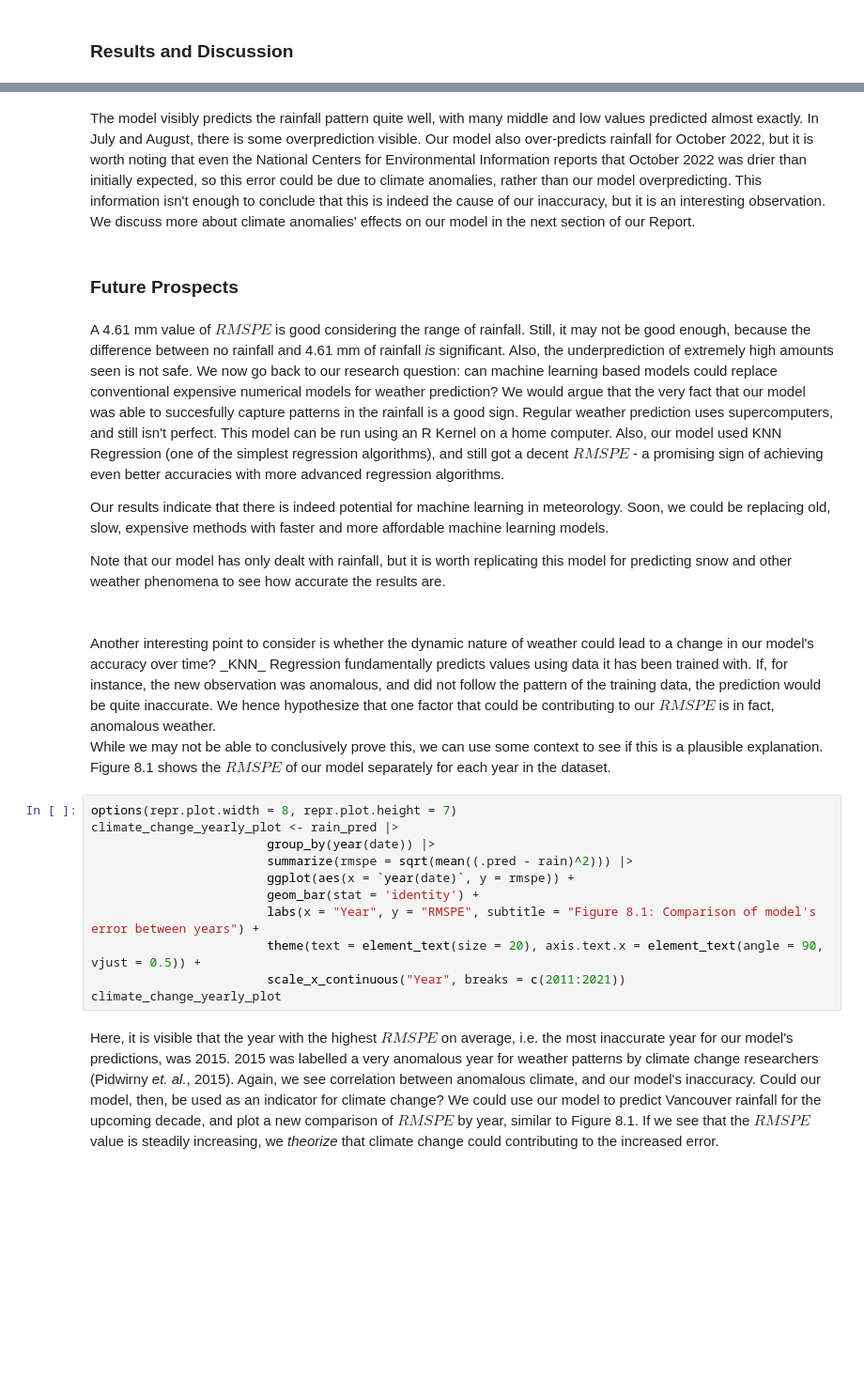
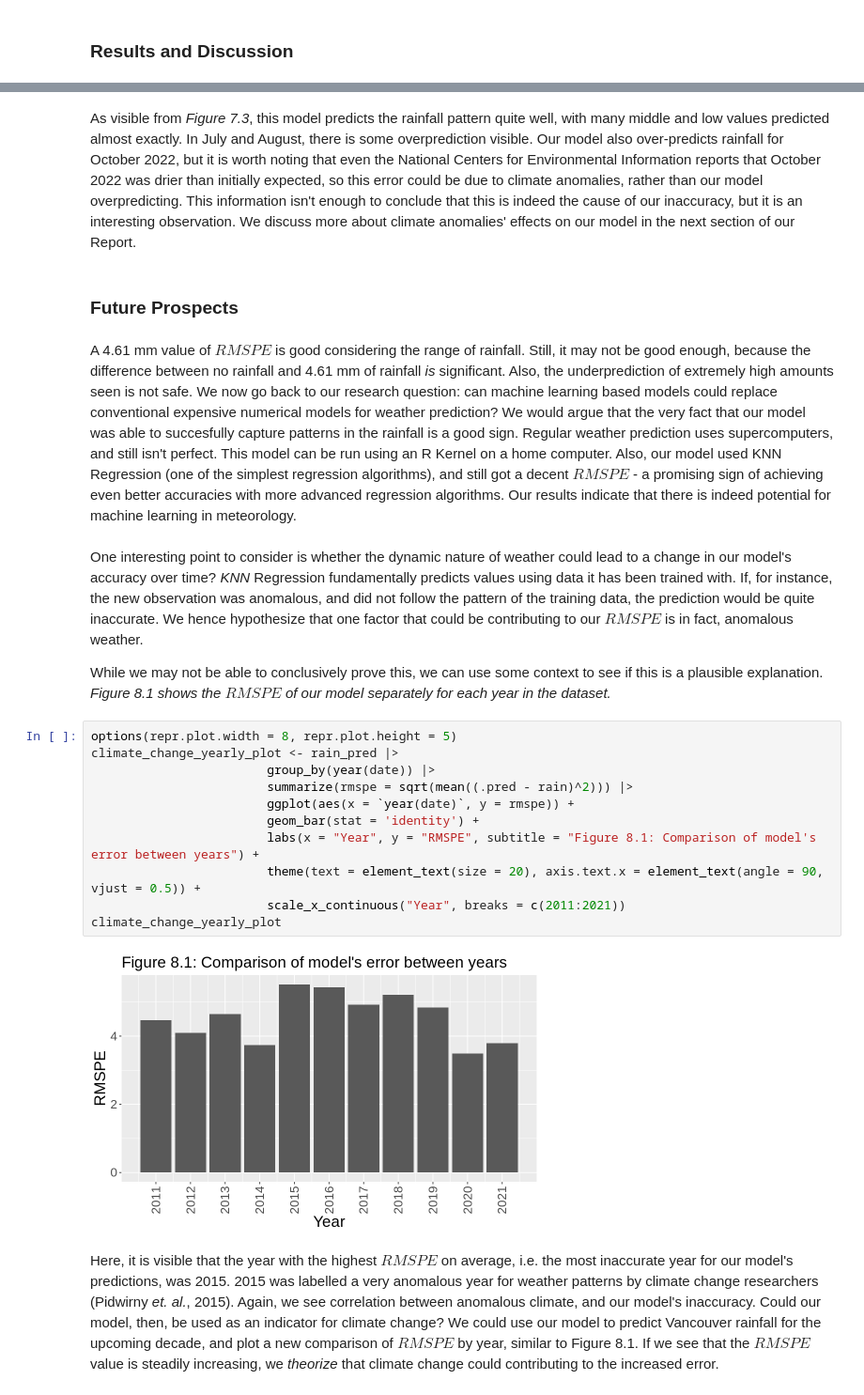
Before and after one commit to taimagher/Weather-Stats-Report, a Jupyter notebook: group78_report.ipynb, the cells around one changed output, grey strips where cells are left out. Shown at 94% size. Cells and saved outputs as stored; diff of their text form; blank space fills up the shorter version.

```diff
--- a/group78_report.ipynb
+++ b/group78_report.ipynb
@@ -370,28 +427,25 @@ rain_pred_2022_plot
 # %% [markdown]
-The model visibly predicts the rainfall pattern quite well, with many middle and low values predicted almost exactly. In July and August, there is some overprediction visible. Our model also over-predicts rainfall for October 2022, but it is worth noting that even the National Centers for Environmental Information reports that October 2022 was drier than initially expected, so this error could be due to climate anomalies, rather than our model overpredicting. This information isn't enough to conclude that this is indeed the cause of our inaccuracy, but it is an interesting observation. We discuss more about climate anomalies' effects on our model in the next section of our Report.
+As visible from *Figure 7.3*, this model predicts the rainfall pattern quite well, with many middle and low values predicted almost exactly. In July and August, there is some overprediction visible. Our model also over-predicts rainfall for October 2022, but it is worth noting that even the National Centers for Environmental Information reports that October 2022 was drier than initially expected, so this error could be due to climate anomalies, rather than our model overpredicting. This information isn't enough to conclude that this is indeed the cause of our inaccuracy, but it is an interesting observation. We discuss more about climate anomalies' effects on our model in the next section of our Report.
 # %% [markdown]
 ### Future Prospects
 # %% [markdown]
-A 4.61 mm value of $RMSPE$ is good considering the range of rainfall. Still, it may not be good enough, because the difference between no rainfall and 4.61 mm of rainfall _is_ significant. Also, the underprediction of extremely high amounts seen is not safe. We now go back to our research question: can machine learning based models could replace conventional expensive numerical models for weather prediction? We would argue that the very fact that our model was able to succesfully capture patterns in the rainfall is a good sign. Regular weather prediction uses supercomputers, and still isn't perfect. This model can be run using an R Kernel on a home computer. Also, our model used KNN Regression (one of the simplest regression algorithms), and still got a decent $RMSPE$ - a promising sign of achieving even better accuracies with more advanced regression algorithms.
-
-Our results indicate that there is indeed potential for machine learning in meteorology. Soon, we could be replacing old, slow, expensive methods with faster and more affordable machine learning models.
-
-Note that our model has only dealt with rainfall, but it is worth replicating this model for predicting snow and other weather phenomena to see how accurate the results are.
+A 4.61 mm value of $RMSPE$ is good considering the range of rainfall. Still, it may not be good enough, because the difference between no rainfall and 4.61 mm of rainfall _is_ significant. Also, the underprediction of extremely high amounts seen is not safe. We now go back to our research question: can machine learning based models could replace conventional expensive numerical models for weather prediction? We would argue that the very fact that our model was able to succesfully capture patterns in the rainfall is a good sign. Regular weather prediction uses supercomputers, and still isn't perfect. This model can be run using an R Kernel on a home computer. Also, our model used KNN Regression (one of the simplest regression algorithms), and still got a decent $RMSPE$ - a promising sign of achieving even better accuracies with more advanced regression algorithms. Our results indicate that there is indeed potential for machine learning in meteorology.
 # %% [markdown]
-<br />
-Another interesting point to consider is whether the dynamic nature of weather could lead to a change in our model's accuracy over time? _KNN_ Regression fundamentally predicts values using data it has been trained with. If, for instance, the new observation was anomalous, and did not follow the pattern of the training data, the prediction would be quite inaccurate. We hence hypothesize that one factor that could be contributing to our $RMSPE$ is in fact, anomalous weather.
+One interesting point to consider is whether the dynamic nature of weather could lead to a change in our model's accuracy over time? _KNN_ Regression fundamentally predicts values using data it has been trained with. If, for instance, the new observation was anomalous, and did not follow the pattern of the training data, the prediction would be quite inaccurate. We hence hypothesize that one factor that could be contributing to our $RMSPE$ is in fact, anomalous weather.
 
-While we may not be able to conclusively prove this, we can use some context to see if this is a plausible explanation. Figure 8.1 shows the $RMSPE$ of our model separately for each year in the dataset.
+While we may not be able to conclusively prove this, we can use some context to see if this is a plausible explanation. *Figure 8.1 shows the $RMSPE$ of our model separately for each year in the dataset.*
 # %%
-options(repr.plot.width = 8, repr.plot.height = 7)
+options(repr.plot.width = 8, repr.plot.height = 5)
 climate_change_yearly_plot <- rain_pred |>
                         group_by(year(date)) |>
                         summarize(rmspe = sqrt(mean((.pred - rain)^2))) |>
                         ggplot(aes(x = `year(date)`, y = rmspe)) +
                         geom_bar(stat = 'identity') +
                         labs(x = "Year", y = "RMSPE", subtitle = "Figure 8.1: Comparison of model's error between years") +
                         theme(text = element_text(size = 20), axis.text.x = element_text(angle = 90, vjust = 0.5)) +
                         scale_x_continuous("Year", breaks = c(2011:2021))
 climate_change_yearly_plot
+# %% [output]
+[figure, added]
 # %% [markdown]
 Here, it is visible that the year with the highest $RMSPE$ on average, i.e. the most inaccurate year for our model's predictions, was 2015. 2015 was labelled a very anomalous year for weather patterns by climate change researchers (Pidwirny _et. al._, 2015). Again, we see correlation between anomalous climate, and our model's inaccuracy. Could our model, then, be used as an indicator for climate change? We could use our model to predict Vancouver rainfall for the upcoming decade, and plot a new comparison of $RMSPE$ by year, similar to Figure 8.1. If we see that the $RMSPE$ value is steadily increasing, we _theorize_ that climate change could contributing to the increased error.
```
Also changed, not shown: parts of 20 cells of this notebook.
